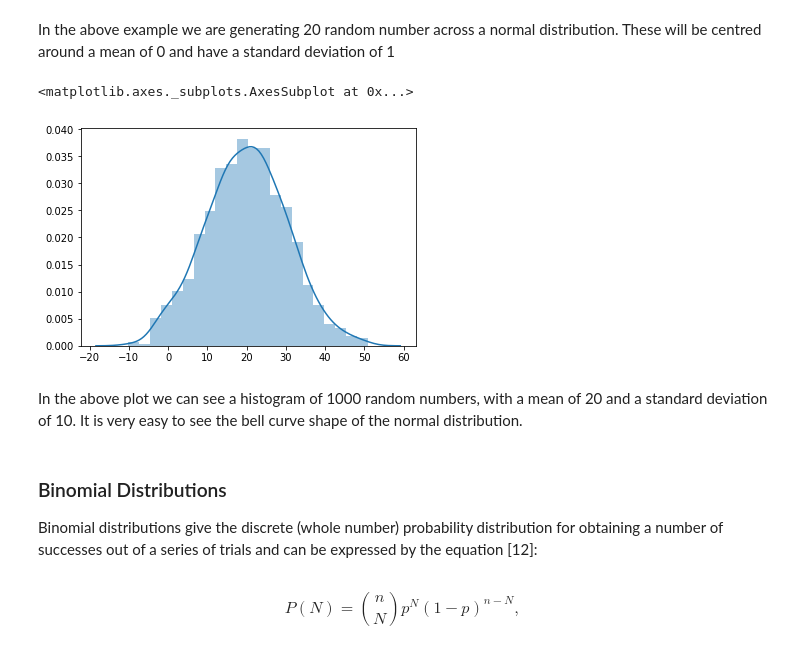
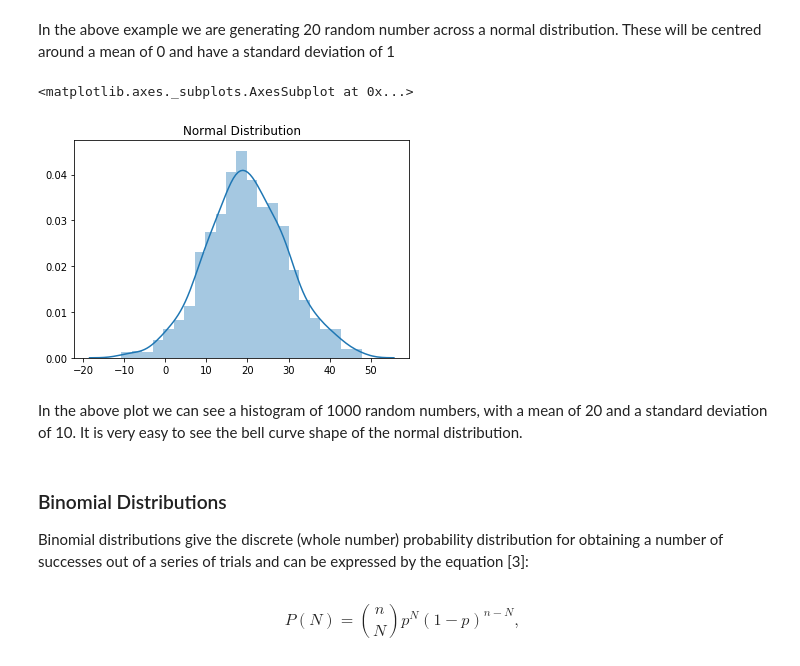
Before and after one commit to zoecahill1/DAprog-assignment, a Jupyter notebook: numpy-random.ipynb, the cells around one changed output. Cells and saved outputs as stored; diff of their text form; code cells hidden in the pictures.

```diff
--- a/numpy-random.ipynb
+++ b/numpy-random.ipynb
@@ -149,16 +149,17 @@ array([-1.87102288,  0.38059786,  0.90188366, -0.83559821, -0.30068113,
 # %% [markdown]
 In the above example we are generating 20 random number across a normal distribution. These will be centred around a mean of 0 and have a standard deviation of 1
 # %%
+plt.title("Normal Distribution")
 sns.distplot(np.random.normal(20, 10.0, 1000))
 # %% [output]
 <matplotlib.axes._subplots.AxesSubplot at 0x...>
-[figure, old version]
+[figure, new version]
 # %% [markdown]
 In the above plot we can see a histogram of 1000 random numbers, with a mean of 20 and a standard deviation of 10. It is very easy to see the bell curve shape of the normal distribution.
 # %% [markdown]
 ### Binomial Distributions
 
-Binomial distributions give the discrete (whole number) probability distribution for obtaining a number of successes out of a series of trials and can be expressed by the equation [12]:
+Binomial distributions give the discrete (whole number) probability distribution for obtaining a number of successes out of a series of trials and can be expressed by the equation [3]:
 # %% [markdown]
 $$ P(N) = \binom{n}{N}p^N(1-p)^{n-N}, $$
 # %% [markdown]
```
Also changed, not shown: parts of 15 cells of this notebook, 1 other file.
